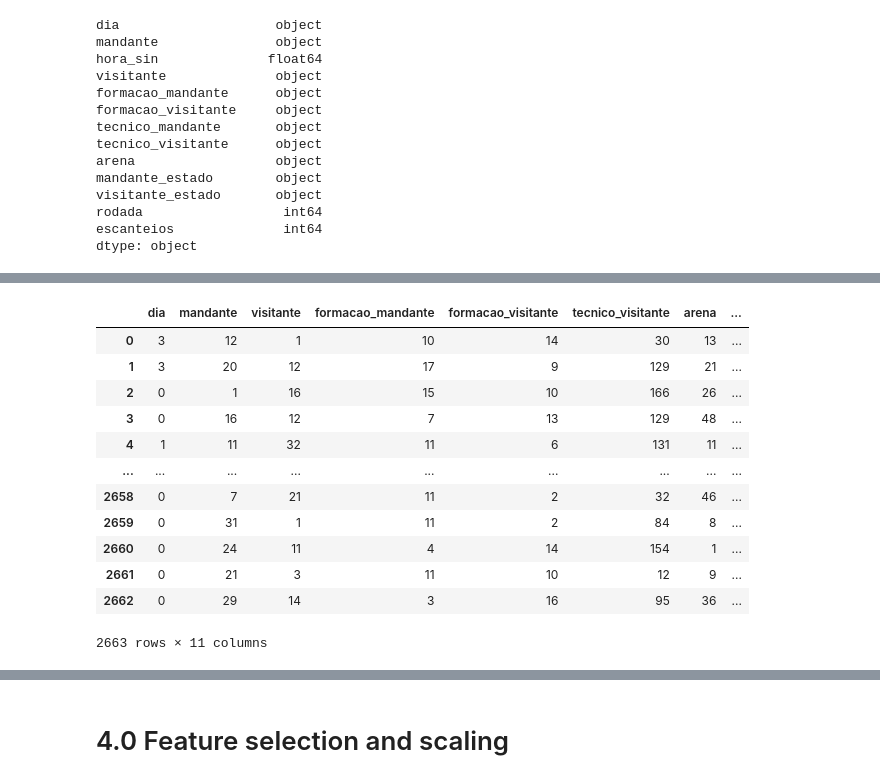
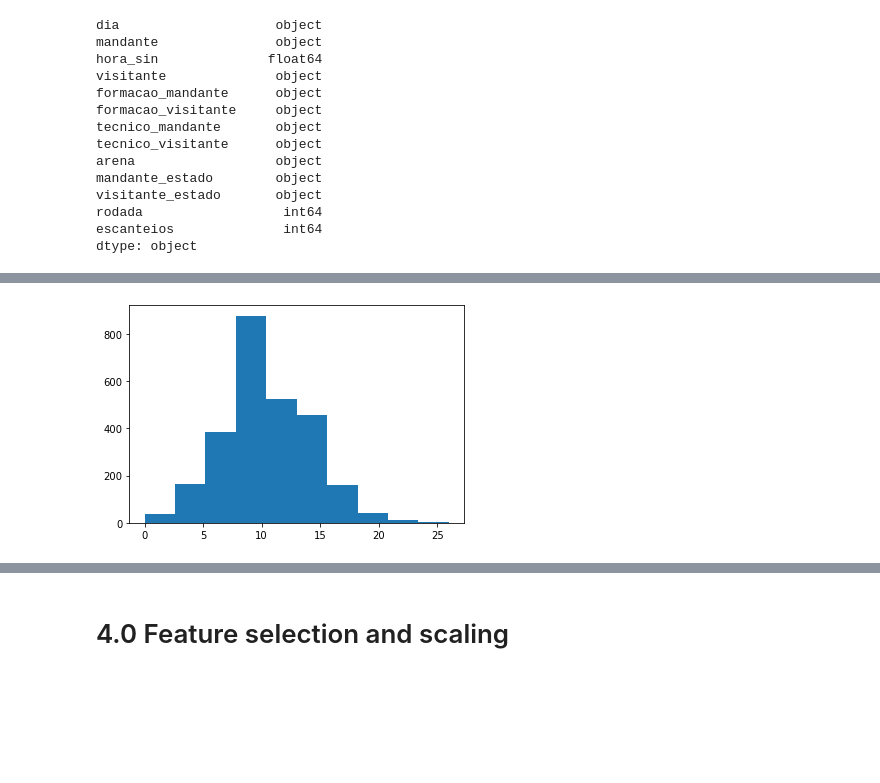
Before and after one commit to mahelvson/FootballPredictions, a Jupyter notebook: notebooks/Cycle05-FeatureEngineering-Escanteios-Classification.ipynb, the cells around one changed output, grey strips where cells are left out. Drawn from its saved outputs; the diff is of its cells as text; code cells hidden in the pictures; blank space fills up the shorter version.

```diff
--- a/notebooks/Cycle05-FeatureEngineering-Escanteios-Classification.ipynb
+++ b/notebooks/Cycle05-FeatureEngineering-Escanteios-Classification.ipynb
@@ -233,0 +240,4 @@ dtype: object
+# %%
+df_stats_clube = df_stats[10000:].groupby('clube').mean()
+df_stats_clube = df_stats_clube.drop(['partida_id', 'rodada'], axis = 1)
+df_stats_clube.head()
@@ -233,0 +252,2 @@ dtype: object
+# %%
+df_stats_clube = df_stats_clube.reset_index()
@@ -450,3 +454,29 @@ columns_previous = ['hora',
+# %%
+columns_previous = ['hora',
+                    'dia',
+                    'mandante',
+                    'visitante',
+                    'formacao_mandante',
+                    'formacao_visitante',
+                    'tecnico_mandante',
+                    'tecnico_visitante',
+                    #'vencedor',
+                    'arena',
+                    #'mandante_placar',
+                    #'visitante_placar',
+                    'mandante_estado',
+                    'visitante_estado',
+                    #'estado_vencedor',
+                    'rodada',
+                    #'chutes',
+                    #'chutes_no_alvo',
+                    #'passes',
+                    #'faltas',
+                    #'cartao_amarelo'
+                    #'cartao_vermelho',
+                    #'impedimentos',
+                    'escanteios'
+                   ]
 # %%
 #columns_previous = ['hora',
 #                    'dia',
@@ -554,16 +542,14 @@ df31['maior_que_95'] = df3.maior_que_95.values
-# %%
-df31
-# %% [output]
-|  | dia | mandante | visitante | formacao_mandante | formacao_visitante | tecnico_visitante | arena | ... |
-| 0 | 3 | 12 | 1 | 10 | 14 | 30 | 13 | ... |
-| 1 | 3 | 20 | 12 | 17 | 9 | 129 | 21 | ... |
-| 2 | 0 | 1 | 16 | 15 | 10 | 166 | 26 | ... |
-| 3 | 0 | 16 | 12 | 7 | 13 | 129 | 48 | ... |
-| 4 | 1 | 11 | 32 | 11 | 6 | 131 | 11 | ... |
-| ... | ... | ... | ... | ... | ... | ... | ... | ... |
-| 2658 | 0 | 7 | 21 | 11 | 2 | 32 | 46 | ... |
-| 2659 | 0 | 31 | 1 | 11 | 2 | 84 | 8 | ... |
-| 2660 | 0 | 24 | 11 | 4 | 14 | 154 | 1 | ... |
-| 2661 | 0 | 21 | 3 | 11 | 10 | 12 | 9 | ... |
-| 2662 | 0 | 29 | 14 | 3 | 16 | 95 | 36 | ... |
-2663 rows × 11 columns
+# %%
+df3['escanteios_mandante'] = df3['mandante'].map(df_stats_clube.set_index('clube')['escanteios'])
+df3['escanteios_visitante'] = df3['visitante'].map(df_stats_clube.set_index('clube')['escanteios'])
+
+df3['chutes_mandante'] = df3['mandante'].map(df_stats_clube.set_index('clube')['chutes'])
+df3['chutes_visitante'] = df3['visitante'].map(df_stats_clube.set_index('clube')['chutes'])
+
+
+df3['mandante_noalvo'] = df3['mandante'].map(df_stats_clube.set_index('clube')['chutes_no_alvo'])
+df3['visitante_noalvo'] = df3['visitante'].map(df_stats_clube.set_index('clube')['chutes_no_alvo'])
+# %%
+plt.hist(df3.escanteios);
+# %% [output]
+[figure, added]
```
Also changed, not shown: parts of 93 cells of this notebook.
